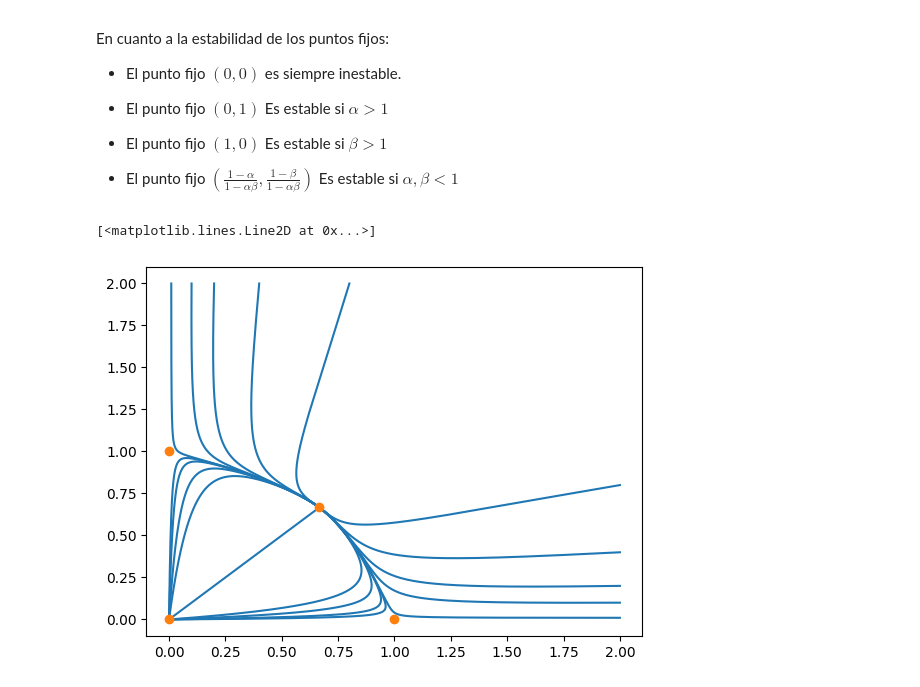
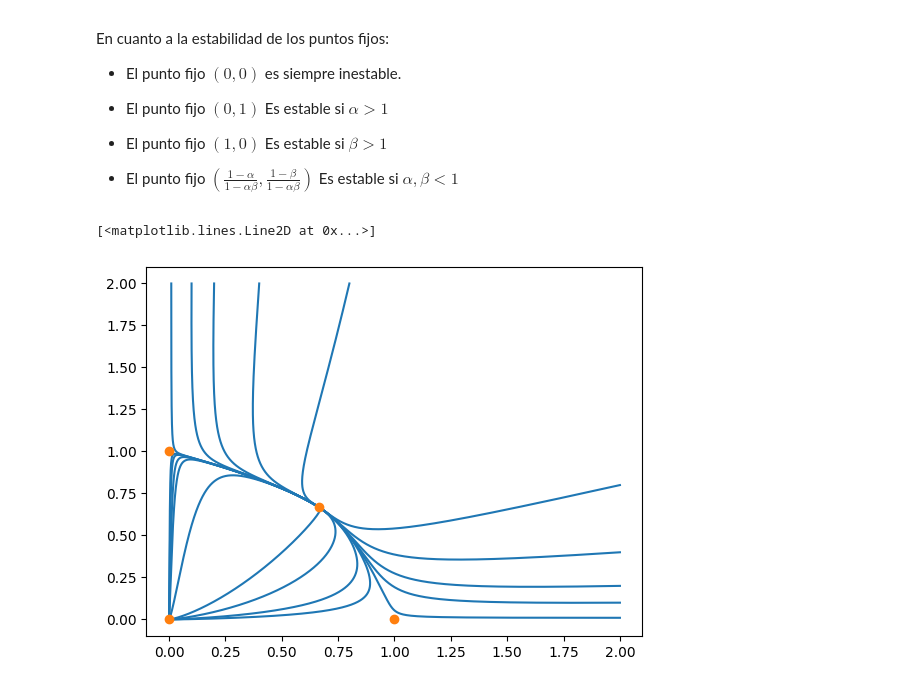
Before and after one commit to moises-santillan/MathematicalBiology, a Jupyter notebook: code/Python/LotkaVolterra.ipynb, the cells around one changed output. Cells and saved outputs as stored; diff of their text form; code cells hidden in the pictures.

```diff
--- a/code/Python/LotkaVolterra.ipynb
+++ b/code/Python/LotkaVolterra.ipynb
@@ -31,7 +31,7 @@ def modelo(p, t, alpha, beta, rho):
 # %%
 alpha = .5
 beta = .5
-rho = 1
+rho = 1.3
 
 t = np.linspace(0, 100, 20000)
 
@@ -91,34 +91,34 @@ p = odeint(modelo, p0, t, args=(alpha, beta, rho))
 plt.plot(p[:, 0], p[:, 1], color="C0")
 
 p0 = [2, 0.8]
 p = odeint(modelo, p0, t, args=(alpha, beta, rho))
 plt.plot(p[:, 0], p[:, 1], color="C0")
 
 
 p0 = [0.01,2]
 p = odeint(modelo, p0, t, args=(alpha, beta, rho))
 plt.plot(p[:, 0], p[:, 1], color="C0")
 
 p0 = [0.1, 2]
 p = odeint(modelo, p0, t, args=(alpha, beta, rho))
 plt.plot(p[:, 0], p[:, 1], color="C0")
 
 p0 = [0.2, 2]
 p = odeint(modelo, p0, t, args=(alpha, beta, rho))
 plt.plot(p[:, 0], p[:, 1], color="C0")
 
 p0 = [0.4, 2]
 p = odeint(modelo, p0, t, args=(alpha, beta, rho))
 plt.plot(p[:, 0], p[:, 1], color="C0")
 
 p0 = [0.8, 2]
 p = odeint(modelo, p0, t, args=(alpha, beta, rho))
 plt.plot(p[:, 0], p[:, 1], color="C0")
 
 plt.plot([0, 0, 1, (1 - alpha)/(1 - alpha*beta)], [0, 1, 0, (1 - beta)/(1 - alpha*beta)], 'o', color="C1")
 # %% [output]
 [<matplotlib.lines.Line2D at 0x...>]
-[figure, old version]
+[figure, new version]
 # %%
 alpha = 1.5
 beta = .5
```
Also changed, not shown: parts of 2 cells of this notebook, 1 other file.
